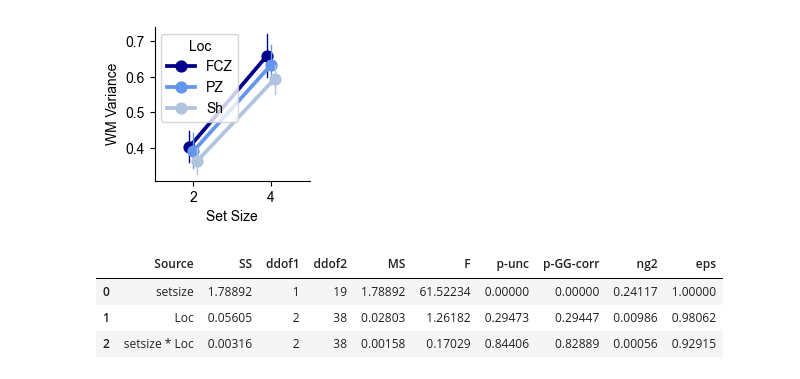
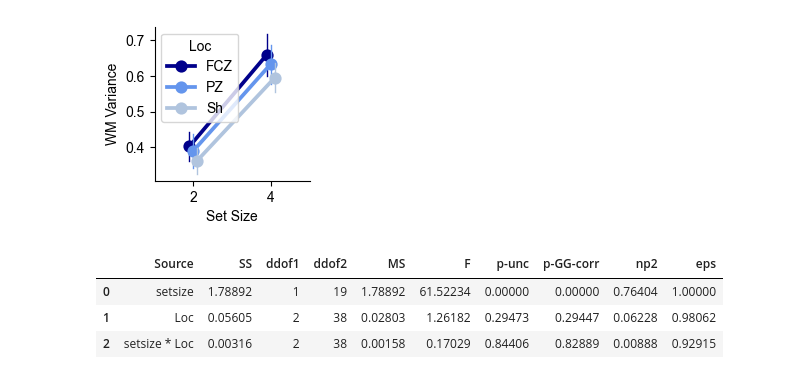
Before and after one commit to gt-core-lab/wm-noise-sz, a Jupyter notebook: stats_figs/figure_tdcs-wm.ipynb, the cells around one changed output. Drawn from its saved outputs; the diff is of its cells as text; code cells hidden in the pictures.

```diff
--- a/stats_figs/figure_tdcs-wm.ipynb
+++ b/stats_figs/figure_tdcs-wm.ipynb
@@ -9,7 +9,7 @@ matplotlib.rcParams['ps.fonttype'] = 42
 matplotlib.rcParams['font.family'] = "Arial"
 # %%
 # load
-datapath = '../csv/tdcs.csv'
+datapath = '../../csv/tdcs.csv'
 data = pd.read_csv(datapath)
 
 # wm data
@@ -35,10 +35,10 @@ plt.savefig('tdcs-wm.pdf', dpi=300, transparent=True, bbox_inches="tight")
 [figure]
 # %%
 # set size vs location repeated measures anova (frontal, parietal, sham)
-aov = pg.rm_anova(dv='var', within=['setsize','Loc'], subject='SID', data=wm_long)
+aov = pg.rm_anova(dv='var', within=['setsize','Loc'], subject='SID', data=wm_long, effsize='np2')
 aov.round(5)
 # %% [output]
-|  | Source | SS | ddof1 | ddof2 | MS | F | p-unc | p-GG-corr | ng2 | eps |
-| 0 | setsize | 1.78892 | 1 | 19 | 1.78892 | 61.52234 | 0.00000 | 0.00000 | 0.24117 | 1.00000 |
-| 1 | Loc | 0.05605 | 2 | 38 | 0.02803 | 1.26182 | 0.29473 | 0.29447 | 0.00986 | 0.98062 |
-| 2 | setsize * Loc | 0.00316 | 2 | 38 | 0.00158 | 0.17029 | 0.84406 | 0.82889 | 0.00056 | 0.92915 |
+|  | Source | SS | ddof1 | ddof2 | MS | F | p-unc | p-GG-corr | np2 | eps |
+| 0 | setsize | 1.78892 | 1 | 19 | 1.78892 | 61.52234 | 0.00000 | 0.00000 | 0.76404 | 1.00000 |
+| 1 | Loc | 0.05605 | 2 | 38 | 0.02803 | 1.26182 | 0.29473 | 0.29447 | 0.06228 | 0.98062 |
+| 2 | setsize * Loc | 0.00316 | 2 | 38 | 0.00158 | 0.17029 | 0.84406 | 0.82889 | 0.00888 | 0.92915 |
```
Also changed, not shown: 6 other files.
